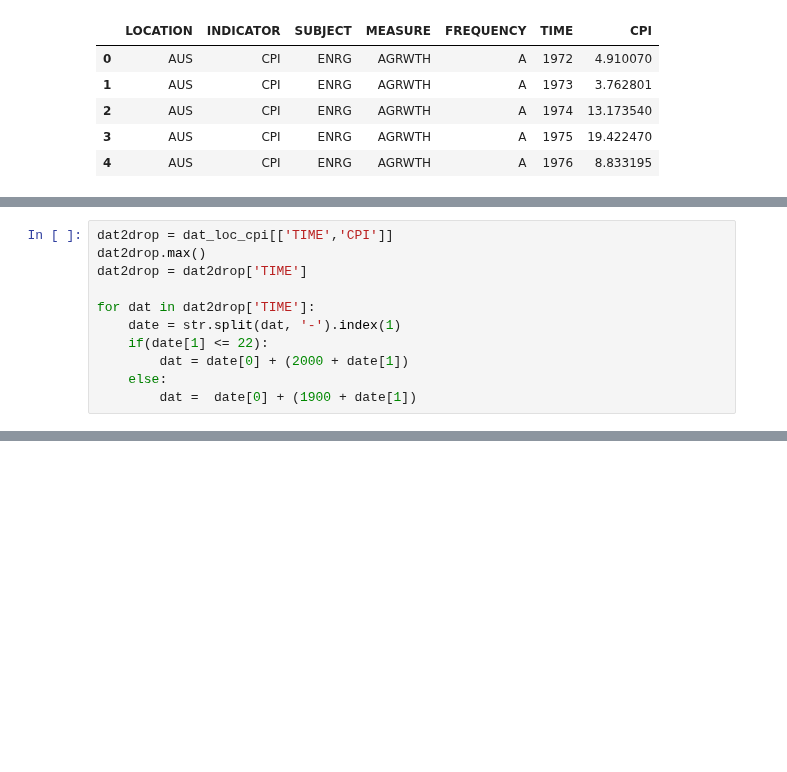
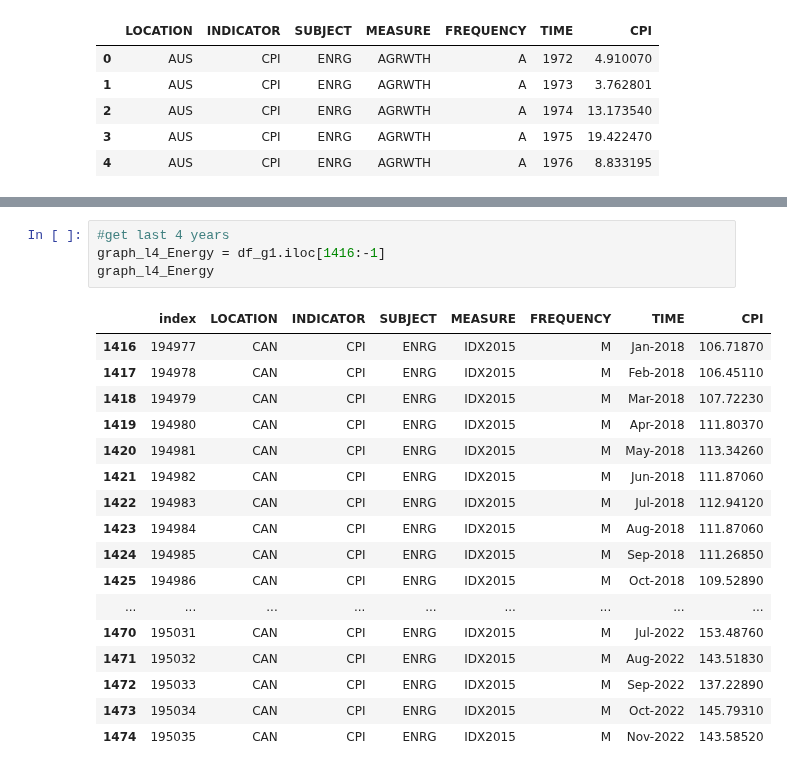
Before and after one commit to ubco-W2022T2-data301/project-group-group19, a Jupyter notebook: analysis/analysis2.ipynb, the cells around one changed output, grey strips where cells are left out. Cells and saved outputs as stored; diff of their text form; blank space fills up the shorter version.

```diff
--- a/analysis/analysis2.ipynb
+++ b/analysis/analysis2.ipynb
@@ -113,11 +112,0 @@ import datetime as dt
-# %%
-dat2drop = dat_loc_cpi[['TIME','CPI']]
-dat2drop.max()
-dat2drop = dat2drop['TIME']
-
-for dat in dat2drop['TIME']:
-    date = str.split(dat, '-').index(1)
-    if(date[1] <= 22):
-        dat = date[0] + (2000 + date[1])
-    else:
-        dat =  date[0] + (1900 + date[1])
@@ -130,0 +201,22 @@ inlaftion_rate_plot = sns.lineplot(dat2drop, y='CPI',x='TIME')
+# %%
+#get last 4 years
+graph_l4_Energy = df_g1.iloc[1416:-1]
+graph_l4_Energy
+# %% [output]
+|  | index | LOCATION | INDICATOR | SUBJECT | MEASURE | FREQUENCY | TIME | CPI |
+| 1416 | 194977 | CAN | CPI | ENRG | IDX2015 | M | Jan-2018 | 106.71870 |
+| 1417 | 194978 | CAN | CPI | ENRG | IDX2015 | M | Feb-2018 | 106.45110 |
+| 1418 | 194979 | CAN | CPI | ENRG | IDX2015 | M | Mar-2018 | 107.72230 |
+| 1419 | 194980 | CAN | CPI | ENRG | IDX2015 | M | Apr-2018 | 111.80370 |
+| 1420 | 194981 | CAN | CPI | ENRG | IDX2015 | M | May-2018 | 113.34260 |
+| 1421 | 194982 | CAN | CPI | ENRG | IDX2015 | M | Jun-2018 | 111.87060 |
+| 1422 | 194983 | CAN | CPI | ENRG | IDX2015 | M | Jul-2018 | 112.94120 |
+| 1423 | 194984 | CAN | CPI | ENRG | IDX2015 | M | Aug-2018 | 111.87060 |
+| 1424 | 194985 | CAN | CPI | ENRG | IDX2015 | M | Sep-2018 | 111.26850 |
+| 1425 | 194986 | CAN | CPI | ENRG | IDX2015 | M | Oct-2018 | 109.52890 |
+| ... | ... | ... | ... | ... | ... | ... | ... | ... |
+| 1470 | 195031 | CAN | CPI | ENRG | IDX2015 | M | Jul-2022 | 153.48760 |
+| 1471 | 195032 | CAN | CPI | ENRG | IDX2015 | M | Aug-2022 | 143.51830 |
+| 1472 | 195033 | CAN | CPI | ENRG | IDX2015 | M | Sep-2022 | 137.22890 |
+| 1473 | 195034 | CAN | CPI | ENRG | IDX2015 | M | Oct-2022 | 145.79310 |
+| 1474 | 195035 | CAN | CPI | ENRG | IDX2015 | M | Nov-2022 | 143.58520 |
```
Also changed, not shown: parts of 11 cells of this notebook.
